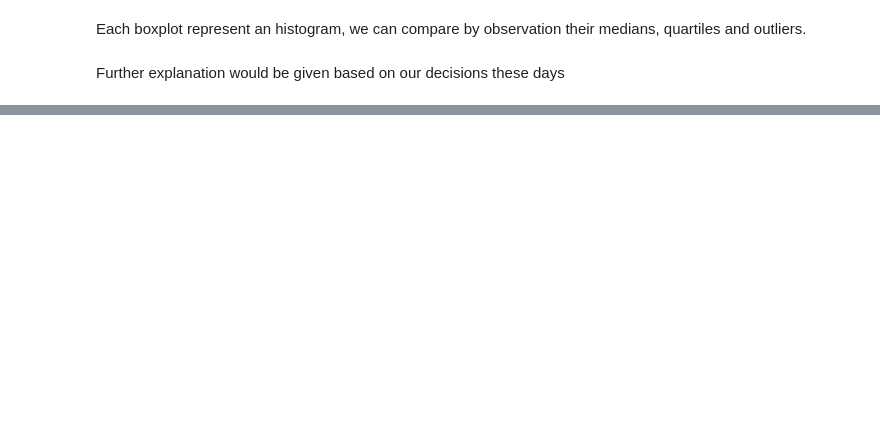
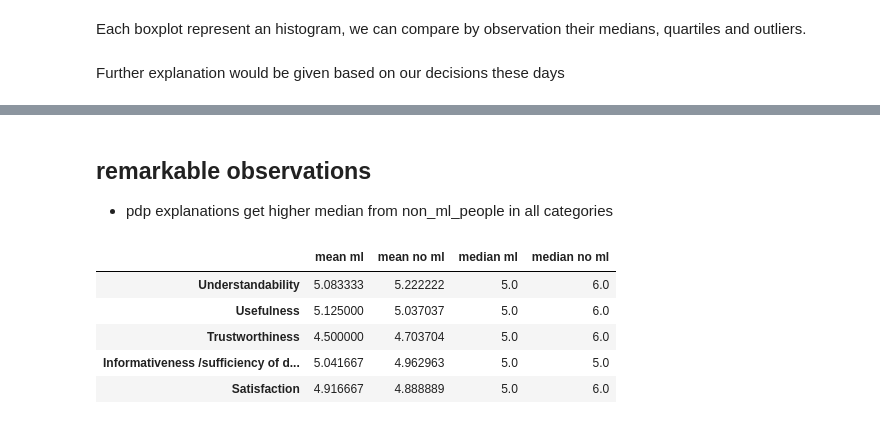
Before and after one commit to unofficial-Jona/Unimaas_researchproject_XAI, a Jupyter notebook: Data analysis.ipynb, the cells around one changed output, grey strips where cells are left out. Drawn from its saved outputs; the diff is of its cells as text; code cells hidden in the pictures; blank space fills up the shorter version.

Commit message:
added function to assess XAI methods

```diff
--- a/Data analysis.ipynb
+++ b/Data analysis.ipynb
@@ -726,0 +733,32 @@ get_violin_grid(safe_fig=True)
+# %% [markdown]
+## remarkable observations
+- pdp explanations get higher median from non_ml_people in all categories
+# %%
+def asssess_xai_method(xai_nr = 0):
+    '''
+    This function provides quick insights into a XAI Method. It compares means and medians for each of the 5 criterias.
+    @param xai_nr: 0-indexed; number of XAI method to be assessed. 0 = Lime, 1 = shap local, 2 = shap global, 3 = pdp
+    @return: Table with columns for mean, median aggregated by ML knowledge.
+    '''
+    first_column = xai_nr*5 + 5
+    last_column = first_column + 5
+    cur_data = [ml_background.iloc[:,first_column:last_column], non_ml_background.iloc[:,first_column:last_column]]
+    results = np.mean(ml_background.iloc[:,first_column:last_column])
+    results = np.column_stack((results, np.mean(non_ml_background.iloc[:,first_column:last_column])))
+    results = np.column_stack((results, ml_background.iloc[:,first_column:last_column].median(), non_ml_background.iloc[:,first_column:last_column].median()))
+
+
+    return pd.DataFrame(
+        columns = ['mean ml', 'mean no ml', 'median ml', 'median no ml'],
+        index = ['Understandability', 'Usefulness', 'Trustworthiness', 'Informativeness /sufficiency of detail', 'Satisfaction'],
+        data = results
+        )
+
+asssess_xai_method(3)
+# %% [output]
+|  | mean ml | mean no ml | median ml | median no ml |
+| Understandability | 5.083333 | 5.222222 | 5.0 | 6.0 |
+| Usefulness | 5.125000 | 5.037037 | 5.0 | 6.0 |
+| Trustworthiness | 4.500000 | 4.703704 | 5.0 | 6.0 |
+| Informativeness /sufficiency of d... | 5.041667 | 4.962963 | 5.0 | 5.0 |
+| Satisfaction | 4.916667 | 4.888889 | 5.0 | 6.0 |
```
Also changed, not shown: parts of 15 cells of this notebook, 1 other file.
